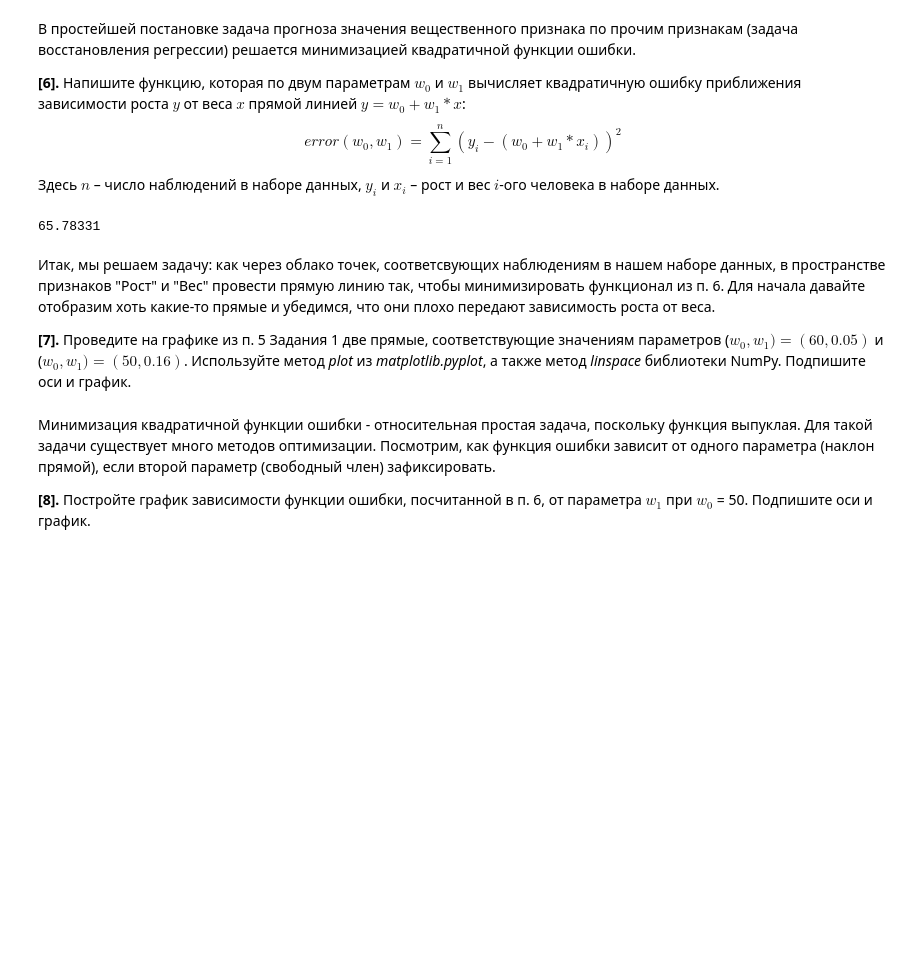
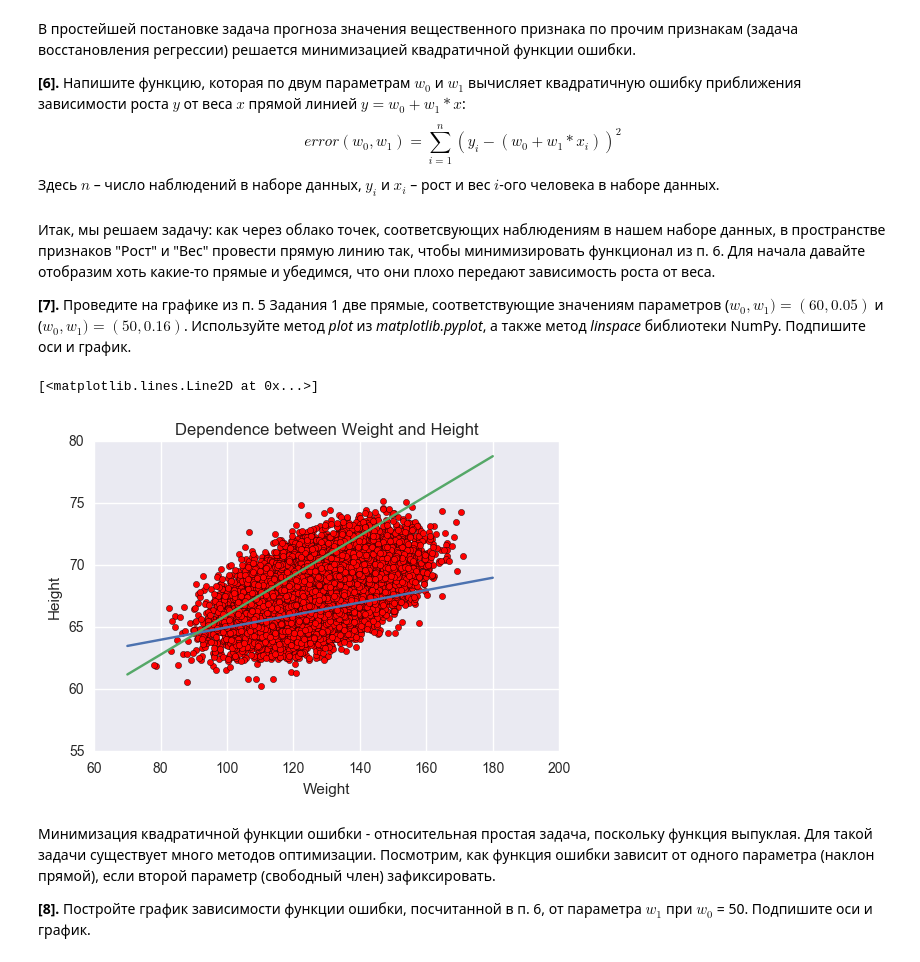
Before and after one commit to zavarovkv/coursera_c2_ML_MIPT, a Jupyter notebook: week1/linreg_height_weight.ipynb, the cells around one changed output. Cells and saved outputs as stored; diff of their text form; code cells hidden in the pictures; blank space fills up the shorter version.

```diff
--- a/week1/linreg_height_weight.ipynb
+++ b/week1/linreg_height_weight.ipynb
@@ -137,7 +139,3 @@ def sq_error(w0, w1, n=1000):
-# %%
-data.ix[1, 'Height']
-# %% [output]
-65.78331
 # %% [markdown]
 Итак, мы решаем задачу: как через облако точек, соответсвующих наблюдениям в нашем наборе данных, в пространстве признаков "Рост" и "Вес" провести прямую линию так, чтобы минимизировать функционал из п. 6. Для начала давайте отобразим хоть какие-то прямые и убедимся, что они плохо передают зависимость роста от веса.
 
@@ -147,3 +143,25 @@ data.ix[1, 'Height']
+# %%
+def func(x, w0, w1):
+    return w0 + w1 * x
+
+data.plot(x='Weight', y='Height', kind='scatter',
+           color='red',  title='Dependence between Weight and Height')
+
+w0, w1 = 60, 0.05
+x0, x1 = 70, 180
+
+x = np.linspace(x0, x1, 100)
+y = np.linspace(func(x0, w0, w1), func(x1, w0, w1), 100)
+
+plt.plot(x, y)
+
+w0, w1 = 50, 0.16
+y1 = np.linspace(func(x0, w0, w1), func(x1, w0, w1), 100)
+
+plt.plot(x, y1)
+# %% [output]
+[<matplotlib.lines.Line2D at 0x...>]
+[figure, added]
 # %% [markdown]
 Минимизация квадратичной функции ошибки - относительная простая задача, поскольку функция выпуклая. Для такой задачи существует много методов оптимизации. Посмотрим, как функция ошибки зависит от одного параметра (наклон прямой), если второй параметр (свободный член) зафиксировать.
 
```
Also changed, not shown: parts of 4 cells of this notebook.
